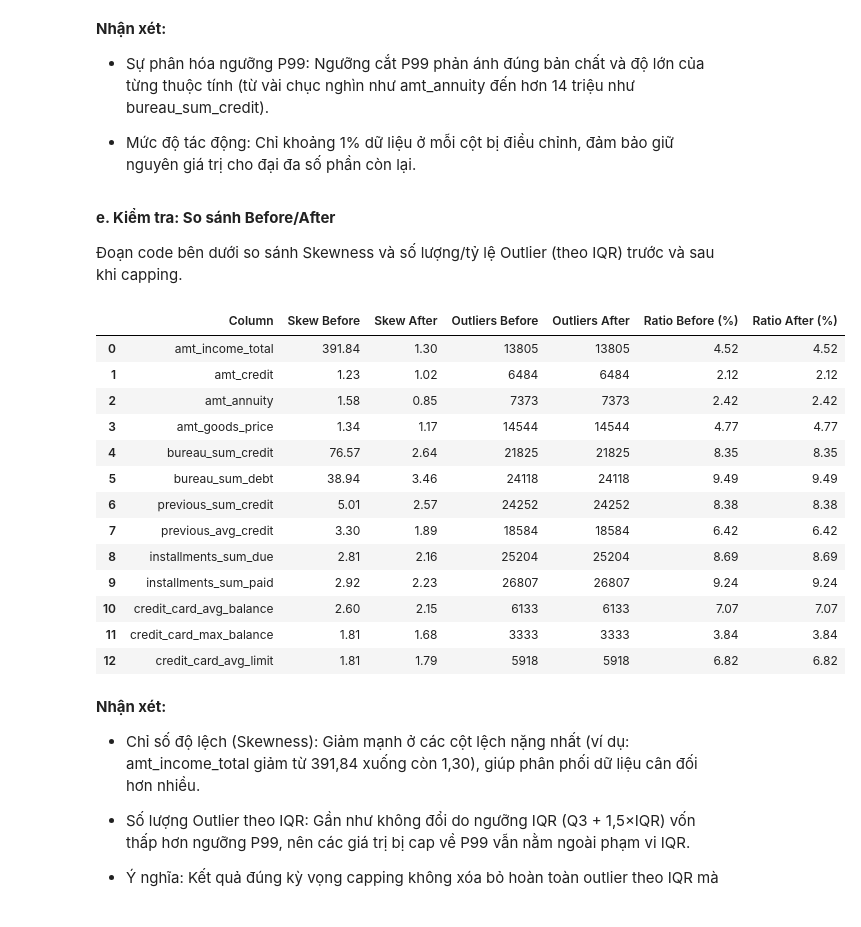
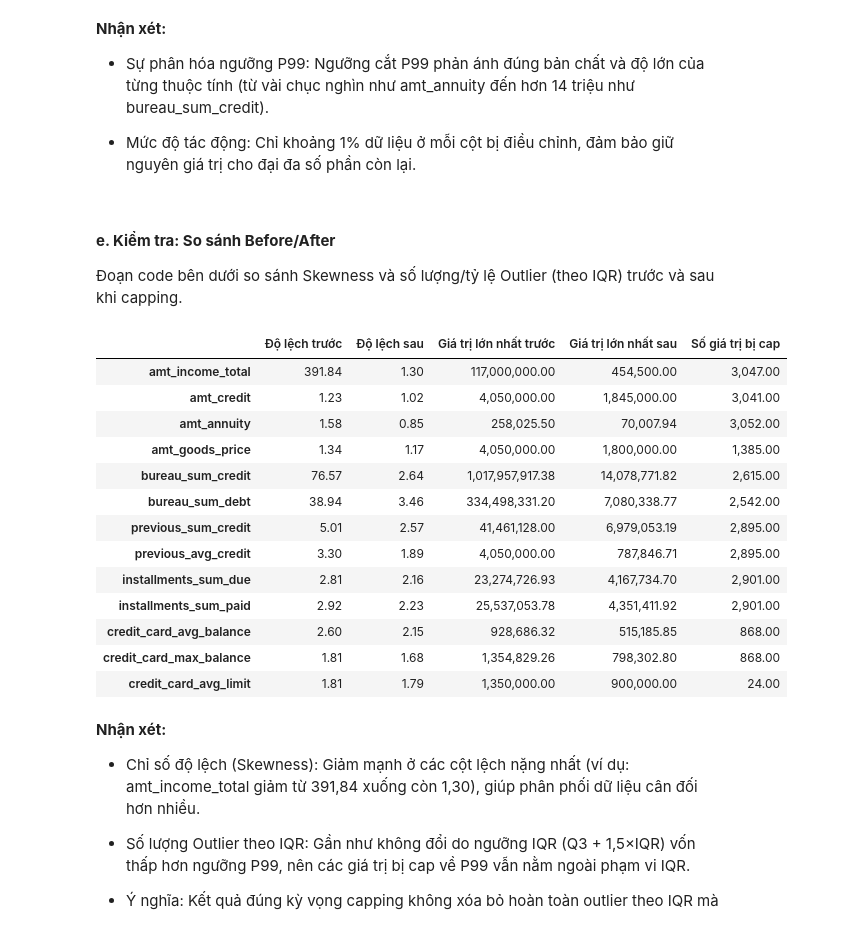
Before and after one commit to thanhhung9720001-collab/credit-risk-classifier, a Jupyter notebook: notebooks/03_data_cleaning.ipynb, the cells around one changed output. Cells and saved outputs as stored; diff of their text form; code cells hidden in the pictures.

```diff
--- a/notebooks/03_data_cleaning.ipynb
+++ b/notebooks/03_data_cleaning.ipynb
@@ -388,12 +459,27 @@ Bản chất dữ liệu: Khoản vay/thu nhập quá lớn vẫn là dữ liệ
 
 Phương pháp xử lý: Chỉ capping (giới hạn) ngưỡng trên ở phân vị 99% (P99), giữ nguyên toàn bộ 305.185 dòng và giữ thứ hạng dữ liệu.
 # %%
+# Lưu bản sao 13 cột trước khi xử lý để so sánh trước/sau.
 df_before = df[outlier_cols].copy()
 
+# Tính ngưỡng P99 của từng cột.
 p99 = df[outlier_cols].quantile(0.99)
+
+# Nếu giá trị lớn hơn P99, thay bằng đúng ngưỡng P99.
 for c in outlier_cols:
     df[c] = df[c].clip(upper=p99[c])
 
-print("Đã cap giá trị trên ngưỡng P99 cho", len(outlier_cols), "cột.")
-print(p99.round(2).to_string())
+# Tạo bảng ngưỡng P99 và số giá trị bị cap.
+cap_summary = pd.DataFrame({
+    "Ngưỡng P99": p99,
+    "Số giá trị bị cap": [
+        (df_before[col] > p99[col]).sum()
+        for col in outlier_cols
+    ]
+})
+
+display(cap_summary.style.format({
+    "Ngưỡng P99": "{:,.2f}",
+    "Số giá trị bị cap": "{:,.0f}",
+}))
 # %% [output]
@@ -417,45 +503,37 @@ credit_card_avg_limit        900000.00
 
 * Mức độ tác động: Chỉ khoảng 1% dữ liệu ở mỗi cột bị điều chỉnh, đảm bảo giữ nguyên giá trị cho đại đa số phần còn lại.
 # %% [markdown]
-**e. Kiểm tra: So sánh Before/After**
+#### **e. Kiểm tra: So sánh Before/After**
 
 Đoạn code bên dưới so sánh Skewness và số lượng/tỷ lệ Outlier (theo IQR) trước và sau khi capping.
 # %%
-def iqr_outliers(s):
-    q1, q3 = s.quantile(0.25), s.quantile(0.75)
-    iqr = q3 - q1
-    lo, hi = q1 - 1.5 * iqr, q3 + 1.5 * iqr
-    n_out = int(((s < lo) | (s > hi)).sum())
-    return n_out, n_out / len(s) * 100
+# Tạo bảng so sánh trước và sau khi cap P99.
+before_after_summary = pd.DataFrame({
+    "Độ lệch trước": df_before[outlier_cols].skew(),
+    "Độ lệch sau": df[outlier_cols].skew(),
+    "Giá trị lớn nhất trước": df_before[outlier_cols].max(),
+    "Giá trị lớn nhất sau": df[outlier_cols].max(),
+})
 
-compare_rows = []
-for c in outlier_cols:
-    s_before, s_after = df_before[c].dropna(), df[c].dropna()
-    out_before, ratio_before = iqr_outliers(s_before)
-    out_after, ratio_after = iqr_outliers(s_after)
-    compare_rows.append((c, round(s_before.skew(), 2), round(s_after.skew(), 2),
-                          out_before, out_after, round(ratio_before, 2), round(ratio_after, 2)))
+# Thêm số giá trị đã bị cap từ bảng trước.
+before_after_summary["Số giá trị bị cap"] = cap_summary["Số giá trị bị cap"]
 
-before_after_summary = pd.DataFrame(compare_rows, columns=[
-    "Column", "Skew Before", "Skew After", "Outliers Before", "Outliers After",
-    "Ratio Before (%)", "Ratio After (%)",
-])
-display(before_after_summary)
+display(before_after_summary.style.format("{:,.2f}"))
 # %% [output]
-|  | Column | Skew Before | Skew After | Outliers Before | Outliers After | Ratio Before (%) | Ratio After (%) |
-| 0 | amt_income_total | 391.84 | 1.30 | 13805 | 13805 | 4.52 | 4.52 |
-| 1 | amt_credit | 1.23 | 1.02 | 6484 | 6484 | 2.12 | 2.12 |
-| 2 | amt_annuity | 1.58 | 0.85 | 7373 | 7373 | 2.42 | 2.42 |
-| 3 | amt_goods_price | 1.34 | 1.17 | 14544 | 14544 | 4.77 | 4.77 |
-| 4 | bureau_sum_credit | 76.57 | 2.64 | 21825 | 21825 | 8.35 | 8.35 |
-| 5 | bureau_sum_debt | 38.94 | 3.46 | 24118 | 24118 | 9.49 | 9.49 |
-| 6 | previous_sum_credit | 5.01 | 2.57 | 24252 | 24252 | 8.38 | 8.38 |
-| 7 | previous_avg_credit | 3.30 | 1.89 | 18584 | 18584 | 6.42 | 6.42 |
-| 8 | installments_sum_due | 2.81 | 2.16 | 25204 | 25204 | 8.69 | 8.69 |
-| 9 | installments_sum_paid | 2.92 | 2.23 | 26807 | 26807 | 9.24 | 9.24 |
-| 10 | credit_card_avg_balance | 2.60 | 2.15 | 6133 | 6133 | 7.07 | 7.07 |
-| 11 | credit_card_max_balance | 1.81 | 1.68 | 3333 | 3333 | 3.84 | 3.84 |
-| 12 | credit_card_avg_limit | 1.81 | 1.79 | 5918 | 5918 | 6.82 | 6.82 |
+|  | Độ lệch trước | Độ lệch sau | Giá trị lớn nhất trước | Giá trị lớn nhất sau | Số giá trị bị cap |
+| amt_income_total | 391.84 | 1.30 | 117,000,000.00 | 454,500.00 | 3,047.00 |
+| amt_credit | 1.23 | 1.02 | 4,050,000.00 | 1,845,000.00 | 3,041.00 |
+| amt_annuity | 1.58 | 0.85 | 258,025.50 | 70,007.94 | 3,052.00 |
+| amt_goods_price | 1.34 | 1.17 | 4,050,000.00 | 1,800,000.00 | 1,385.00 |
+| bureau_sum_credit | 76.57 | 2.64 | 1,017,957,917.38 | 14,078,771.82 | 2,615.00 |
+| bureau_sum_debt | 38.94 | 3.46 | 334,498,331.20 | 7,080,338.77 | 2,542.00 |
+| previous_sum_credit | 5.01 | 2.57 | 41,461,128.00 | 6,979,053.19 | 2,895.00 |
+| previous_avg_credit | 3.30 | 1.89 | 4,050,000.00 | 787,846.71 | 2,895.00 |
+| installments_sum_due | 2.81 | 2.16 | 23,274,726.93 | 4,167,734.70 | 2,901.00 |
+| installments_sum_paid | 2.92 | 2.23 | 25,537,053.78 | 4,351,411.92 | 2,901.00 |
+| credit_card_avg_balance | 2.60 | 2.15 | 928,686.32 | 515,185.85 | 868.00 |
+| credit_card_max_balance | 1.81 | 1.68 | 1,354,829.26 | 798,302.80 | 868.00 |
+| credit_card_avg_limit | 1.81 | 1.79 | 1,350,000.00 | 900,000.00 | 24.00 |
 # %% [markdown]
 **Nhận xét:**
 * Chỉ số độ lệch (Skewness): Giảm mạnh ở các cột lệch nặng nhất (ví dụ: amt_income_total giảm từ 391,84 xuống còn 1,30), giúp phân phối dữ liệu cân đối hơn nhiều.
```
Also changed, not shown: parts of 134 cells of this notebook, 1 other file.
